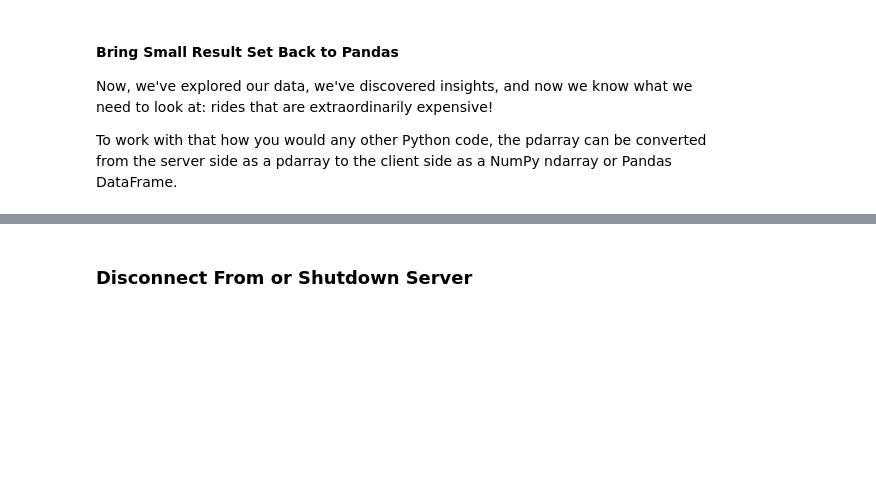
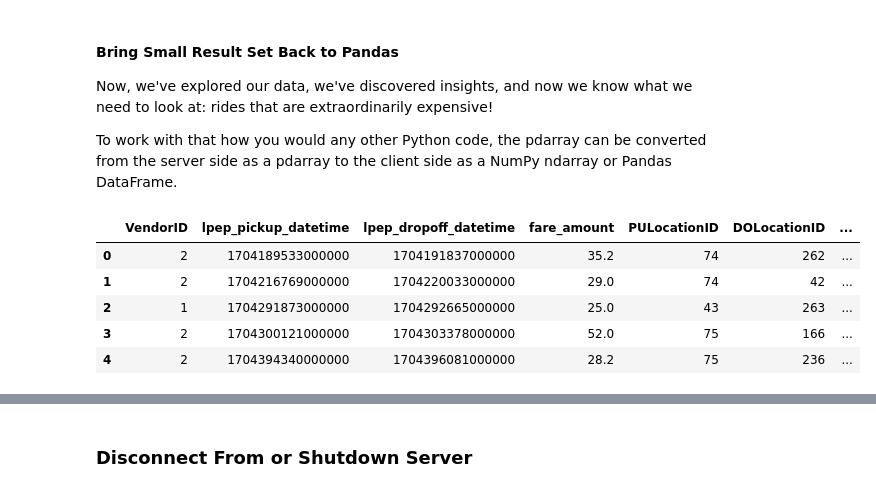
Before and after one commit to bmcdonald3/arkouda, a Jupyter notebook: CUG_tutorial_clean.ipynb, the cells around one changed output, grey strips where cells are left out. Drawn from its saved outputs; the diff is of its cells as text; code cells hidden in the pictures; blank space fills up the shorter version.

```diff
--- a/CUG_tutorial_clean.ipynb
+++ b/CUG_tutorial_clean.ipynb
@@ -234,7 +377,14 @@ To work with that how you would any other Python code, the pdarray can be conver
 exorbitant = (data['fare_z'] > 2)
 exdf = pd.DataFrame({k: v[exorbitant].to_ndarray() for k, v in data.items()})
 # %%
-exdf
+exdf.head(5)
+# %% [output]
+|  | VendorID | lpep_pickup_datetime | lpep_dropoff_datetime | fare_amount | PULocationID | DOLocationID | ... |
+| 0 | 2 | 1704189533000000 | 1704191837000000 | 35.2 | 74 | 262 | ... |
+| 1 | 2 | 1704216769000000 | 1704220033000000 | 29.0 | 74 | 42 | ... |
+| 2 | 1 | 1704291873000000 | 1704292665000000 | 25.0 | 43 | 263 | ... |
+| 3 | 2 | 1704300121000000 | 1704303378000000 | 52.0 | 75 | 166 | ... |
+| 4 | 2 | 1704394340000000 | 1704396081000000 | 28.2 | 75 | 236 | ... |
 # %%
 worst = data['fare_z'].argmax()
 {k:v[worst] for k, v in data.items()}
```
Also changed, not shown: parts of 25 cells of this notebook.
